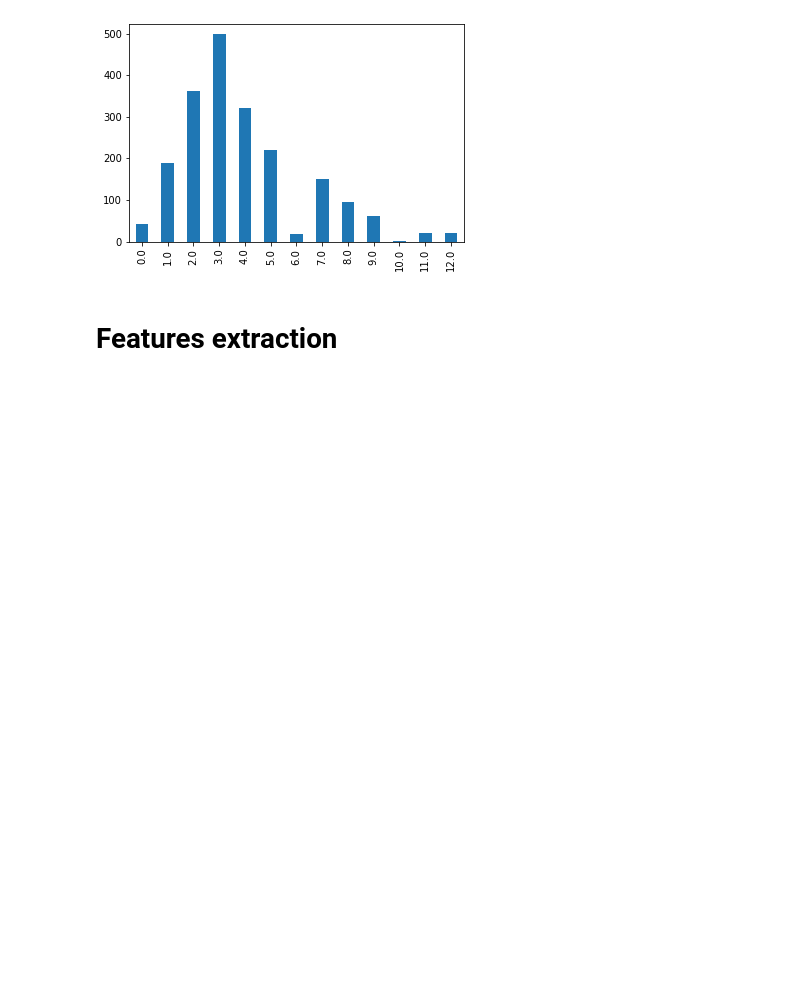
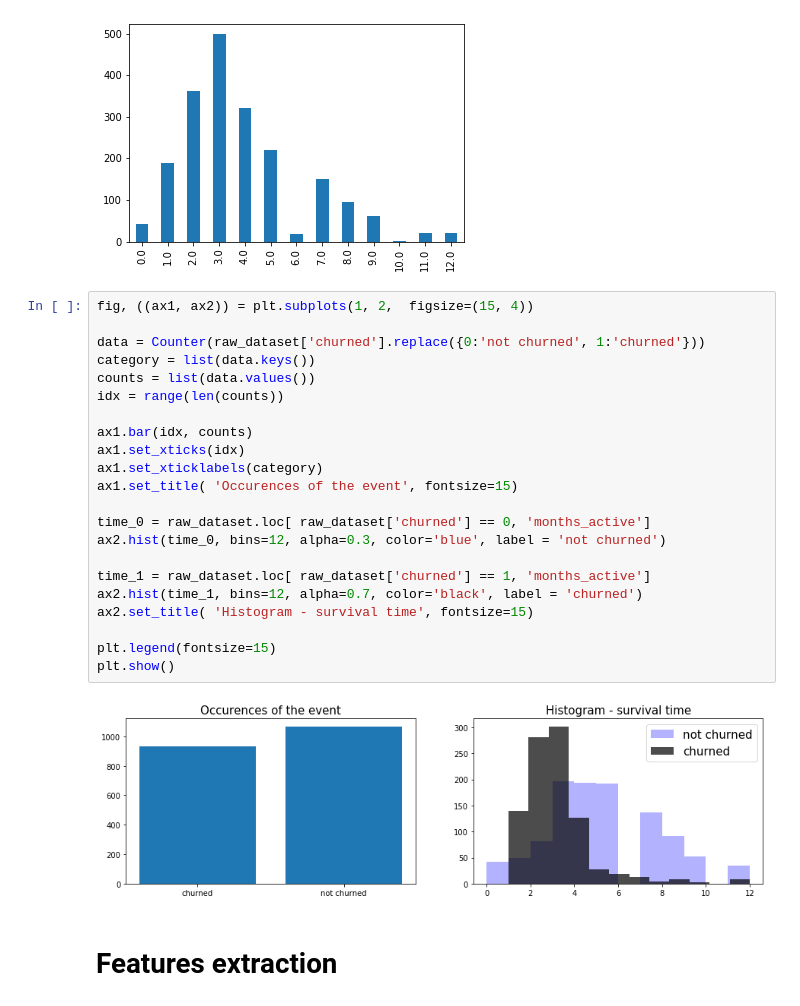
Before and after one commit to akondas/ml-notebooks, a Jupyter notebook: churn_prediction.ipynb, the cells around one changed output. Drawn from its saved outputs; the diff is of its cells as text; blank space fills up the shorter version.

```diff
--- a/churn_prediction.ipynb
+++ b/churn_prediction.ipynb
@@ -43,6 +68,30 @@ raw_dataset['months_active'].value_counts().sort_index().plot.bar()
 # %% [output]
 <matplotlib.axes._subplots.AxesSubplot at 0x...>
 [figure]
+# %%
+fig, ((ax1, ax2)) = plt.subplots(1, 2,  figsize=(15, 4))
+
+data = Counter(raw_dataset['churned'].replace({0:'not churned', 1:'churned'}))
+category = list(data.keys())
+counts = list(data.values())
+idx = range(len(counts))
+
+ax1.bar(idx, counts)
+ax1.set_xticks(idx)
+ax1.set_xticklabels(category)
+ax1.set_title( 'Occurences of the event', fontsize=15)
+
+time_0 = raw_dataset.loc[ raw_dataset['churned'] == 0, 'months_active']
+ax2.hist(time_0, bins=12, alpha=0.3, color='blue', label = 'not churned')
+
+time_1 = raw_dataset.loc[ raw_dataset['churned'] == 1, 'months_active']
+ax2.hist(time_1, bins=12, alpha=0.7, color='black', label = 'churned')
+ax2.set_title( 'Histogram - survival time', fontsize=15)
+
+plt.legend(fontsize=15)
+plt.show()
+# %% [output]
+[figure, added]
 # %% [markdown]
 # Features extraction
 # %%
```
Also changed, not shown: parts of 20 cells of this notebook, 1 other file.
